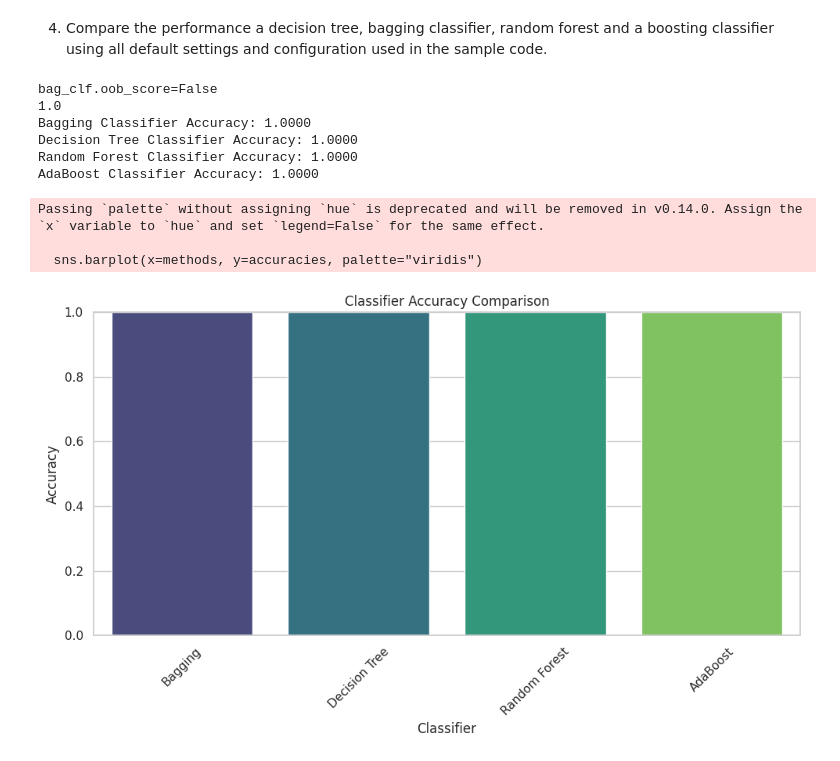
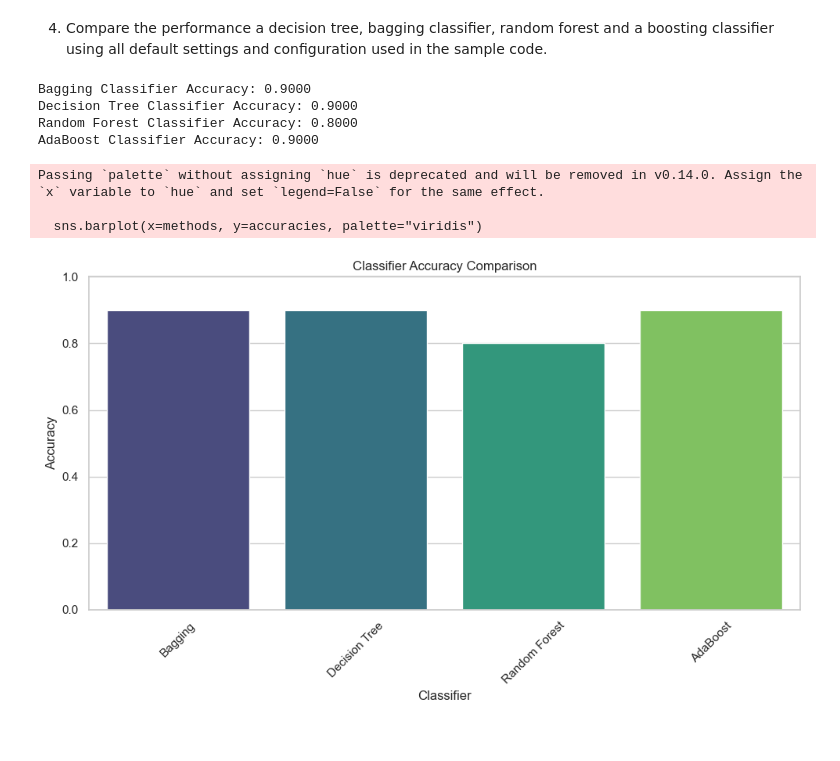
Before and after one commit to Trolann/cmpe188-assignments, a Jupyter notebook: ensemble homework/ensemblemethods_hw.ipynb, the cells around one changed output. Drawn from its saved outputs; the diff is of its cells as text; code cells hidden in the pictures.

```diff
--- a/ensemble homework/ensemblemethods_hw.ipynb
+++ b/ensemble homework/ensemblemethods_hw.ipynb
@@ -69,3 +71,22 @@ print(data.head(5))
 2             0                      0                    0       0.0
 3             1                      0                    0       0.0
 4             0                      0                    0       0.0
+# %%
+def parse_years(row):
+    years_str = str(row)
+    # Case 1: Format like "6 (2011-2017)"
+    if '(' in years_str and ')' in years_str:
+        lifespan = re.search(r'(\d+)\s*\(', years_str)
+        founded = re.search(r'\((\d+)-', years_str)
+        shutdown = re.search(r'-(\d+)\)', years_str)
+        return (int(lifespan.group(1)) if lifespan else np.nan,
+                int(founded.group(1)) if founded else np.nan,
+                int(shutdown.group(1)) if shutdown else np.nan)
+    # Case 2: Format like "2011-2017"
+    elif '-' in years_str and '(' not in years_str:
+        match = re.search(r'(\d+)-(\d+)', years_str)
+        if match:
+            founded, shutdown = int(match.group(1)), int(match.group(2))
+            lifespan = shutdown - founded
+            return lifespan, founded, shutdown
+    return np.nan, np.nan, np.nan
@@ -72,9 +186,5 @@ print(data.head(5))
 # %%
 # Years of operation is a string like '2012-2023'. We need to convert this to three columns: the abs value of the difference in the current column and two new columns: start year, end year.
-data['start_year'] = data['Years of Operation'].str.split("-", expand=True)[0].astype(int)
-data['end_year'] = data['Years of Operation'].str.split("-", expand=True)[1].astype(int)
-data = data.drop(columns=['Years of Operation'])
-data['Years of Operation'] = data['end_year'] - data['start_year']
 data = data.drop(columns=['start_year', 'end_year', "What They Did", "Why They Failed", "Takeaway", "Name"])
 print(data.isnull().sum())
 print(data.head(5))
@@ -99,8 +209,7 @@ Trend Shifts              0
 # %%
 # Convert Overhype to an integer
-data['Overhype'] = data['Overhype'].astype(int)
+data['Poor Market Fit'] = data['Poor Market Fit'].astype(int)
 # Remove $ and M from How Much They Raised
-import re
 
 def extract_number(text):
     if pd.isna(text):
@@ -144,8 +253,8 @@ data["Sector"] = label_encoder.fit_transform(data["Sector"])
 3. Use the sample code for the Ensemble classifier and modify it to work with the Startup
 dataset.
 # %%
-X = data.drop('Overhype', axis=1)
-Y = data['Overhype']
+X = data.drop('Poor Market Fit', axis=1)
+Y = data['Poor Market Fit']
 X_train, X_test, Y_train, Y_test = train_test_split(X, Y, test_size=0.2, random_state=42)
 # %% [markdown]
 4. Compare the performance a decision tree, bagging classifier, random forest and a
@@ -153,7 +262,7 @@ boosting classifier using all default settings and configuration used in the sam
 # %%
 from sklearn.ensemble import RandomForestClassifier, BaggingClassifier, AdaBoostClassifier
 from sklearn.tree import DecisionTreeClassifier
-from sklearn.metrics import accuracy_score
+from sklearn.metrics import accuracy_score, roc_curve
 
 bag_clf = BaggingClassifier(
     DecisionTreeClassifier(random_state=42), n_estimators=500,
@@ -169,7 +278,7 @@ dt_y_pred = dt_clf.predict(X_test)
 rf_clf = RandomForestClassifier(n_estimators=500, max_leaf_nodes=16, n_jobs=-1, random_state=42)
 rf_clf.fit(X_train, Y_train)
 rf_y_pred = rf_clf.predict(X_test)
-rf_y_prod = rf_clf.predict_proba(X_test)
+rf_y_prob = rf_clf.predict_proba(X_test)
 
 ab_clf = AdaBoostClassifier(
     DecisionTreeClassifier(random_state=42), n_estimators=500,
@@ -185,37 +294,35 @@ ab_accuracy = accuracy_score(Y_test, ab_y_pred)
 print(f"Bagging Classifier Accuracy: {bag_accuracy:.4f}")
 print(f"Decision Tree Classifier Accuracy: {dt_accuracy:.4f}")
 print(f"Random Forest Classifier Accuracy: {rf_accuracy:.4f}")
 print(f"AdaBoost Classifier Accuracy: {ab_accuracy:.4f}")
 
 # Plotting the accuracies
 import matplotlib.pyplot as plt
 import numpy as np
 import seaborn as sns
 
 # Set the style
 sns.set(style="whitegrid")
 # Data for plotting
 methods = ['Bagging', 'Decision Tree', 'Random Forest', 'AdaBoost']
 accuracies = [bag_accuracy, dt_accuracy, rf_accuracy, ab_accuracy]
 
 # Create a bar plot
 plt.figure(figsize=(10, 6))
 sns.barplot(x=methods, y=accuracies, palette="viridis")
 plt.title('Classifier Accuracy Comparison')
 plt.xlabel('Classifier')
 plt.ylabel('Accuracy')
 plt.ylim(0, 1)
 plt.xticks(rotation=45)
 plt.tight_layout()
 plt.show()
 # %% [output]
-bag_clf.oob_score=False
-1.0
-Bagging Classifier Accuracy: 1.0000
-Decision Tree Classifier Accuracy: 1.0000
-Random Forest Classifier Accuracy: 1.0000
-AdaBoost Classifier Accuracy: 1.0000
+Bagging Classifier Accuracy: 0.9000
+Decision Tree Classifier Accuracy: 0.9000
+Random Forest Classifier Accuracy: 0.8000
+AdaBoost Classifier Accuracy: 0.9000
 Passing `palette` without assigning `hue` is deprecated and will be removed in v0.14.0. Assign the `x` variable to `hue` and set `legend=False` for the same effect.
 
   sns.barplot(x=methods, y=accuracies, palette="viridis")
-[figure, old version]
+[figure, new version]
```
Also changed, not shown: parts of 17 cells of this notebook.
